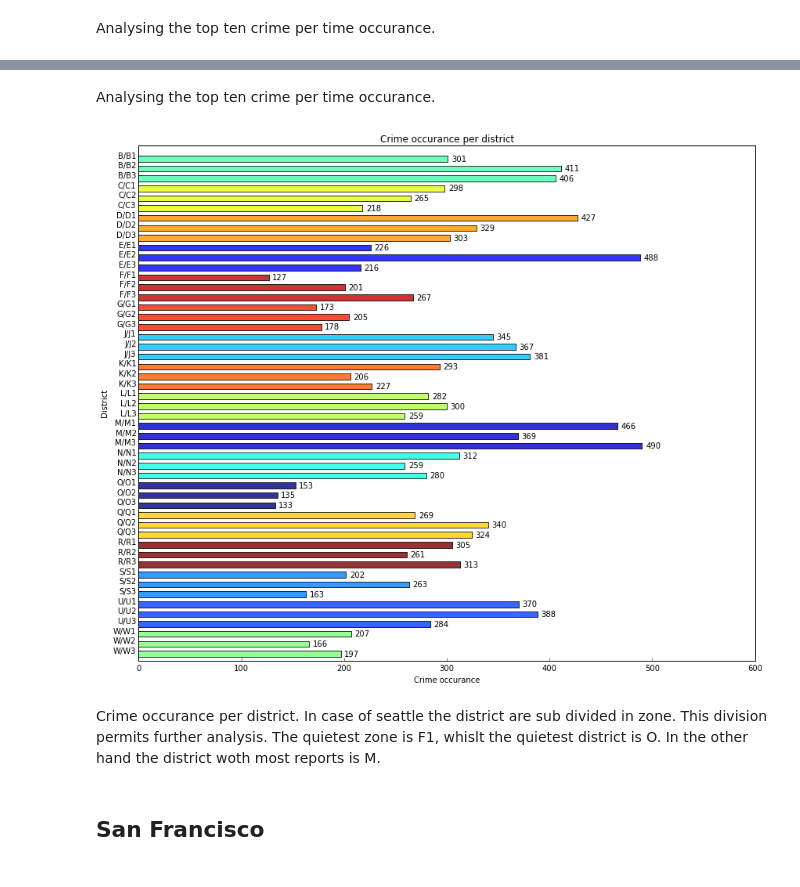
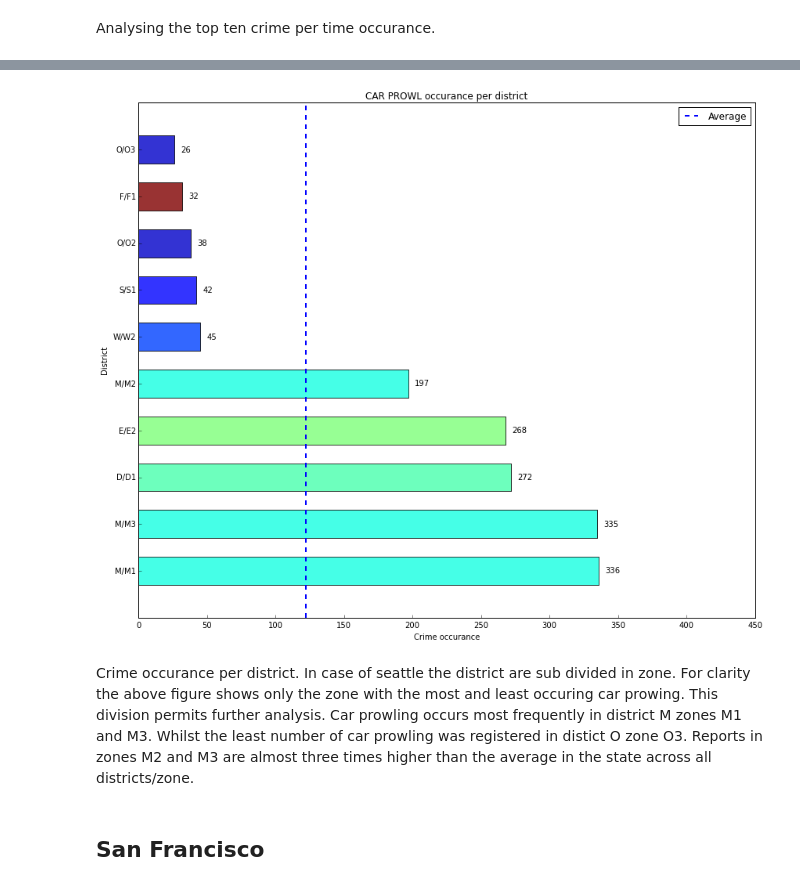
Before and after one commit to kpenza/assignment6, a Jupyter notebook: workbook.ipynb, the cells around one changed output, grey strips where cells are left out. Saved outputs shown, nothing was run; the diff lists cells and outputs as text; code cells hidden in the pictures.

Commit message:
More graph fixes

```diff
--- a/workbook.ipynb
+++ b/workbook.ipynb
@@ -423,5 +428,3 @@ chart2b(reportlist_seattle)
-# %% [markdown]
-Analysing the top ten crime per time occurance.
 # %%
 def preparechart3(dict, offense):
     districtlist = []
@@ -434,7 +437,10 @@ def preparechart3(dict, offense):
         key = entry.offense
         if key == offense:
             district = entry.district
-            zone = district + "/" + entry.zone
+            if district == entry.zone:
+                zone = entry.zone
+            else:
+                zone = district + "/" + entry.zone
             if zone in zonelist:
                 idx = zonelist.index(zone)
                 occurancelist[idx] = occurancelist[idx] + 1
@@ -443,11 +449,12 @@ def preparechart3(dict, offense):
                 zonelist.append(zone)
                 occurancelist.append(1)
     # sort
-    zonelist_s, occurancelist_s, districtlist_s = zip(*sorted(zip(zonelist,occurancelist,districtlist)))
+    occurancelist_s, zonelist_s, districtlist_s = zip(*sorted(zip(occurancelist,zonelist,districtlist)))
 
     uniquedistricts = list(set(districtlist_s))
     uniquedistrictslen = len(uniquedistricts)
 
+    # colorise districts with the same color
     jet = plt.get_cmap('jet')
     colors = jet(np.linspace(0, 1.0, uniquedistrictslen))
     colorlist = []
@@ -456,51 +463,65 @@ def preparechart3(dict, offense):
         idx = uniquedistricts.index(d)
         colorlist.append(colors[idx])
 
-    return districtlist_s, zonelist_s, occurancelist_s,colorlist
+    # calculate mean
+    y_mean =np.mean( occurancelist_s)
 
-def plotgraphchart3(title, districtlist, zonelist, occurancelist, colorlist):
+    districtlist_s = prunelist(districtlist_s,5,5)
+    zonelist_s = prunelist(zonelist_s,5,5)
+    occurancelist_s = prunelist(occurancelist_s, 5,5)
+    colorlist =  prunelist(colorlist,5,5)
+
+    return districtlist_s, zonelist_s, occurancelist_s,colorlist,y_mean
+
+def prunelist(alist,headkeep , tailkeep):
+    l = len(alist)
+    return (alist[0:headkeep] + alist[l-tailkeep:l])
+
+def plotgraphchart3(crim, districtlist, zonelist, occurancelist, colorlist,y_mean):
     l = len(zonelist)
     N = range(l)
     jet = plt.get_cmap('jet')
     fig = plt.figure(figsize=(12,10))
     ax = fig.add_subplot(111)
 
-    p1 = plt.barh(N, occurancelist, align='edge', color=colorlist, height=0.6, alpha=.8)
+    p1 = plt.barh(N, occurancelist, align='center', color=colorlist, height=0.6, alpha=.8)
+    avgline = plt.axvline(y_mean, color='b', linestyle='dashed', linewidth=2)
 #     p1 = plt.bar(N, occurancelist, align='center', color=colorlist, width=0.6, alpha=.8)
 #     plt.yticks(N, districtlist)
     plt.yticks(N, zonelist)
 #     plt.xticks(N, zonelist, rotation=90)
     plt.xlabel('Crime occurance')
 #     plt.ylabel('Crime occurance')
     plt.ylabel('District')
 #     plt.xlabel('District')
-    plt.title('Crime occurance per district')
+    plt.title(crim + ' occurance per district')
     ax.xaxis.set_ticks_position('bottom')
     ax.yaxis.set_ticks_position('left')
 #    plt.axis([min(x_arr), max(x_arr), max(y_arr), 0])
     maxx_1 = max(occurancelist)
     maxx = ceil((maxx_1/150))*150
     plt.axis([0, maxx ,l, -1])
+    ax.legend([avgline], ["Average"])
 #     plt.axis([0, 2700 ,l, 0])
-    autolabelh(p1, ax)
+    autolabelh(p1, ax, xoffset=5)
 #     autolabel(p1, ax)
 #     ax.grid(True)
     plt.tight_layout()
 #    plt.show()
 
 def chart3(reportlist):
     dict = {}
-    crimedict = offensefunction(reportlist)
+    crimedict = getoffensecount(reportlist)
     crimedesc, crimeoccur = gettopitems(crimedict, 1)
     for crim in crimedesc:
-        districtlist, zonelist, occurancelist, colorlist = preparechart3(reportlist, crim)
-        plotgraphchart3(crim, districtlist, zonelist, occurancelist, colorlist)
+        districtlist, zonelist, occurancelist, colorlist, meancrimes = preparechart3(reportlist, crim)
+        plotgraphchart3(crim, districtlist, zonelist, occurancelist, colorlist,meancrimes)
 
 chart3(reportlist_seattle)
 # %% [output]
-[figure, old version]
+[figure, new version]
-# %% [markdown]
-Crime occurance per district.  In case of seattle the district are sub divided in zone. This division permits further analysis.  The quietest zone is F1, whislt the quietest district is O. In the other hand the district woth most reports is M.
+# %% [markdown]
+Crime occurance per district.  In case of seattle the district are sub divided in zone. For clarity the above figure shows only the zone with the most and least occuring car prowing. This division permits further analysis.  Car prowling occurs most frequently in district M zones M1 and M3. Whilst the least number of car prowling was registered in distict O zone O3. Reports in zones M2 and M3 are almost three times higher than the average in the state across all districts/zone.
 # %% [markdown]
 ## San Francisco
 # %%
```
Also changed, not shown: parts of 22 cells of this notebook.
